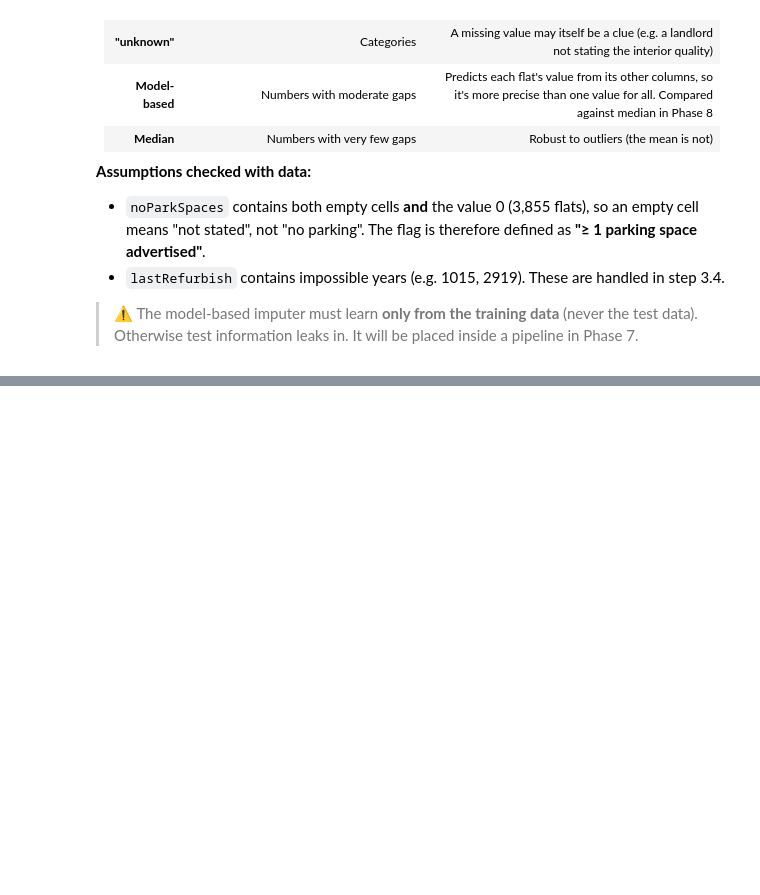
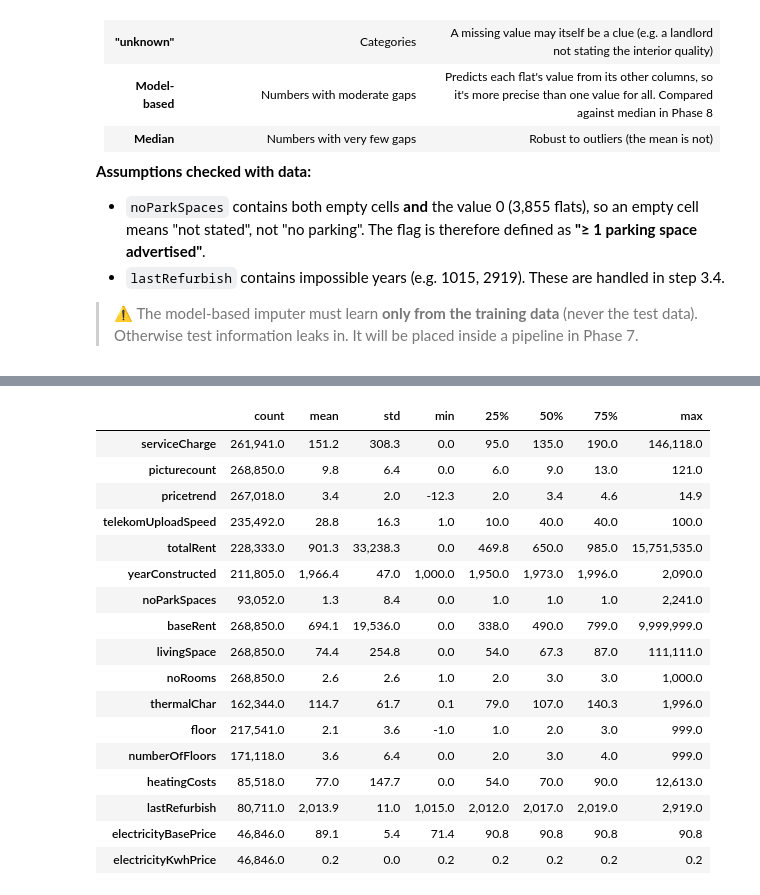
Before and after one commit to ihanmx/Rental_Datasert_study, a Jupyter notebook: notebooks/01_rental_classification.ipynb, the cells around one changed output, grey strips where cells are left out. Saved outputs shown, nothing was run; the diff lists cells and outputs as text; code cells hidden in the pictures; blank space fills up the shorter version.

```diff
--- a/notebooks/01_rental_classification.ipynb
+++ b/notebooks/01_rental_classification.ipynb
@@ -334,0 +330,42 @@ pd.Series(missing_plan).value_counts()
+# %%
+# Show big numbers normally (e.g. 9,999,999.0) instead of scientific notation (1e+07)
+pd.set_option("display.float_format", "{:,.1f}".format)
+
+
+# go over the the colms and check which ones are numeric, and save them in a list called num_cols
+num_cols=summary.index[summary["group"]=="Numeric"]
+
+# describe() calculates the statistics; .T flips the table so each column becomes a row
+stats = df[num_cols].describe().T
+stats
+
+
+
+# Row	Meaning
+# count	How many rows have a value (not empty)
+# mean	Average
+# std	Standard deviation: how spread out the values are
+# min	Smallest value
+# 25%	A quarter of flats are below this
+# 50%	The median, the middle flat
+# 75%	Three quarters of flats are below this
+# max	Largest value
+# %% [output]
+|  | count | mean | std | min | 25% | 50% | 75% | max |
+| serviceCharge | 261,941.0 | 151.2 | 308.3 | 0.0 | 95.0 | 135.0 | 190.0 | 146,118.0 |
+| picturecount | 268,850.0 | 9.8 | 6.4 | 0.0 | 6.0 | 9.0 | 13.0 | 121.0 |
+| pricetrend | 267,018.0 | 3.4 | 2.0 | -12.3 | 2.0 | 3.4 | 4.6 | 14.9 |
+| telekomUploadSpeed | 235,492.0 | 28.8 | 16.3 | 1.0 | 10.0 | 40.0 | 40.0 | 100.0 |
+| totalRent | 228,333.0 | 901.3 | 33,238.3 | 0.0 | 469.8 | 650.0 | 985.0 | 15,751,535.0 |
+| yearConstructed | 211,805.0 | 1,966.4 | 47.0 | 1,000.0 | 1,950.0 | 1,973.0 | 1,996.0 | 2,090.0 |
+| noParkSpaces | 93,052.0 | 1.3 | 8.4 | 0.0 | 1.0 | 1.0 | 1.0 | 2,241.0 |
+| baseRent | 268,850.0 | 694.1 | 19,536.0 | 0.0 | 338.0 | 490.0 | 799.0 | 9,999,999.0 |
+| livingSpace | 268,850.0 | 74.4 | 254.8 | 0.0 | 54.0 | 67.3 | 87.0 | 111,111.0 |
+| noRooms | 268,850.0 | 2.6 | 2.6 | 1.0 | 2.0 | 3.0 | 3.0 | 1,000.0 |
+| thermalChar | 162,344.0 | 114.7 | 61.7 | 0.1 | 79.0 | 107.0 | 140.3 | 1,996.0 |
+| floor | 217,541.0 | 2.1 | 3.6 | -1.0 | 1.0 | 2.0 | 3.0 | 999.0 |
+| numberOfFloors | 171,118.0 | 3.6 | 6.4 | 0.0 | 2.0 | 3.0 | 4.0 | 999.0 |
+| heatingCosts | 85,518.0 | 77.0 | 147.7 | 0.0 | 54.0 | 70.0 | 90.0 | 12,613.0 |
+| lastRefurbish | 80,711.0 | 2,013.9 | 11.0 | 1,015.0 | 2,012.0 | 2,017.0 | 2,019.0 | 2,919.0 |
+| electricityBasePrice | 46,846.0 | 89.1 | 5.4 | 71.4 | 90.8 | 90.8 | 90.8 | 90.8 |
+| electricityKwhPrice | 46,846.0 | 0.2 | 0.0 | 0.2 | 0.2 | 0.2 | 0.2 | 0.2 |
```
Also changed, not shown: parts of 20 cells of this notebook.
